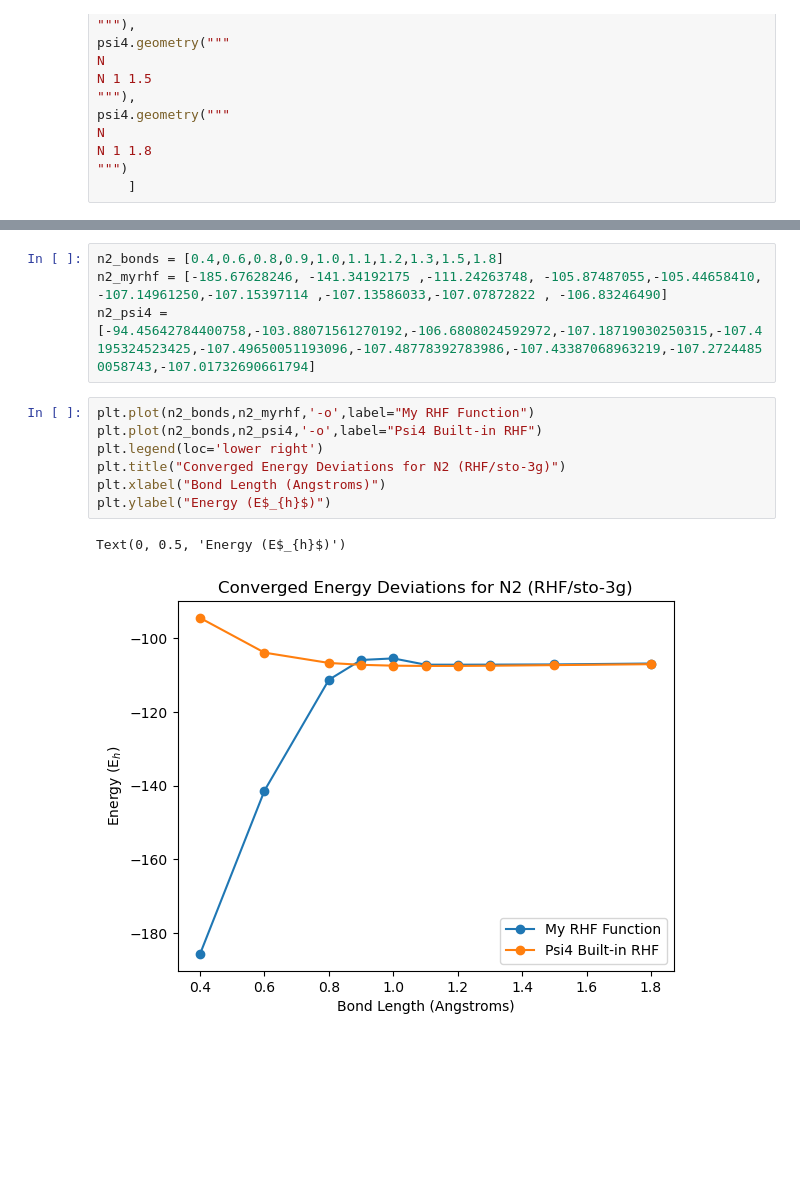
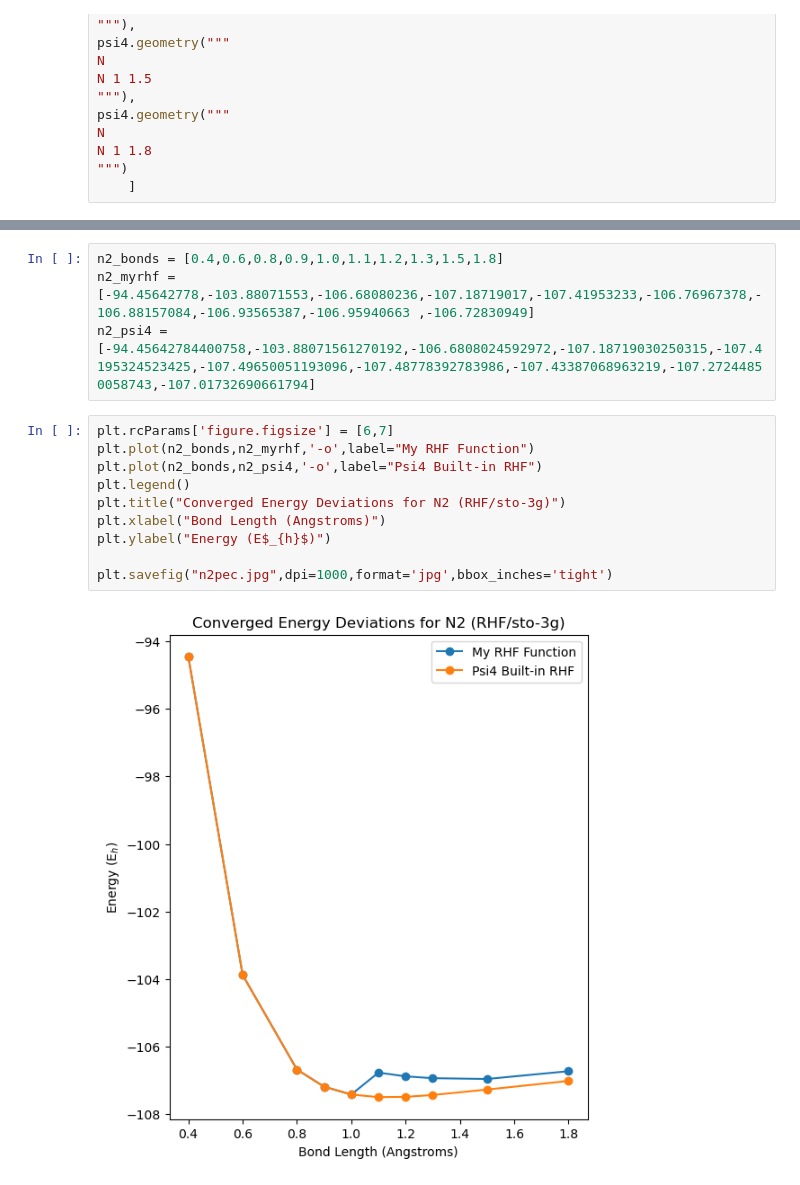
Before and after one commit to pavliceka/phys250_finalproject, a Jupyter notebook: Phys 250 Final Project Notebook.ipynb, the cells around one changed output, grey strips where cells are left out. Saved outputs shown, nothing was run; the diff lists cells and outputs as text; blank space fills up the shorter version.

```diff
--- a/Phys 250 Final Project Notebook.ipynb
+++ b/Phys 250 Final Project Notebook.ipynb
@@ -453,15 +571,17 @@ Final RHF Energy: -106.83246337 [Eh]
 Psi4 SCF Energy: -107.01732690661794
 # %%
 n2_bonds = [0.4,0.6,0.8,0.9,1.0,1.1,1.2,1.3,1.5,1.8]
-n2_myrhf = [-185.67628246, -141.34192175 ,-111.24263748, -105.87487055,-105.44658410, -107.14961250,-107.15397114 ,-107.13586033,-107.07872822 , -106.83246490]
+n2_myrhf = [-94.45642778,-103.88071553,-106.68080236,-107.18719017,-107.41953233,-106.76967378,-106.88157084,-106.93565387,-106.95940663 ,-106.72830949]
 n2_psi4 = [-94.45642784400758,-103.88071561270192,-106.6808024592972,-107.18719030250315,-107.4195324523425,-107.49650051193096,-107.48778392783986,-107.43387068963219,-107.27244850058743,-107.01732690661794]
 # %%
+plt.rcParams['figure.figsize'] = [6,7]
 plt.plot(n2_bonds,n2_myrhf,'-o',label="My RHF Function")
 plt.plot(n2_bonds,n2_psi4,'-o',label="Psi4 Built-in RHF")
-plt.legend(loc='lower right')
+plt.legend()
 plt.title("Converged Energy Deviations for N2 (RHF/sto-3g)")
 plt.xlabel("Bond Length (Angstroms)")
 plt.ylabel("Energy (E$_{h}$)")
+
+plt.savefig("n2pec.jpg",dpi=1000,format='jpg',bbox_inches='tight')
 # %% [output]
-Text(0, 0.5, 'Energy (E$_{h}$)')
-[figure, old version]
+[figure, new version]
```
Also changed, not shown: parts of 16 cells of this notebook, 3 other files.
